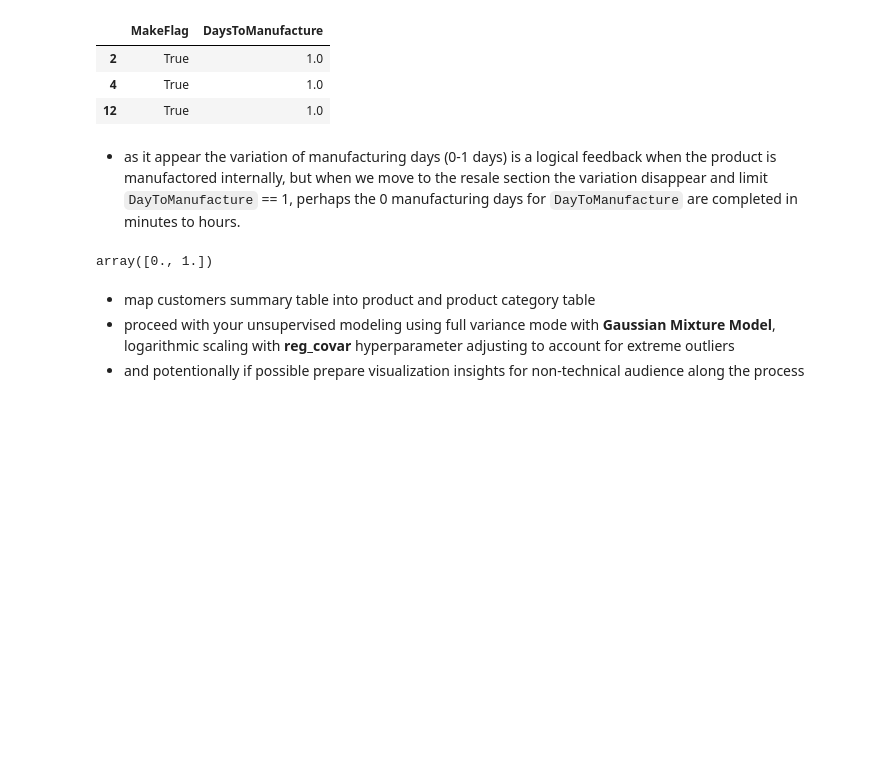
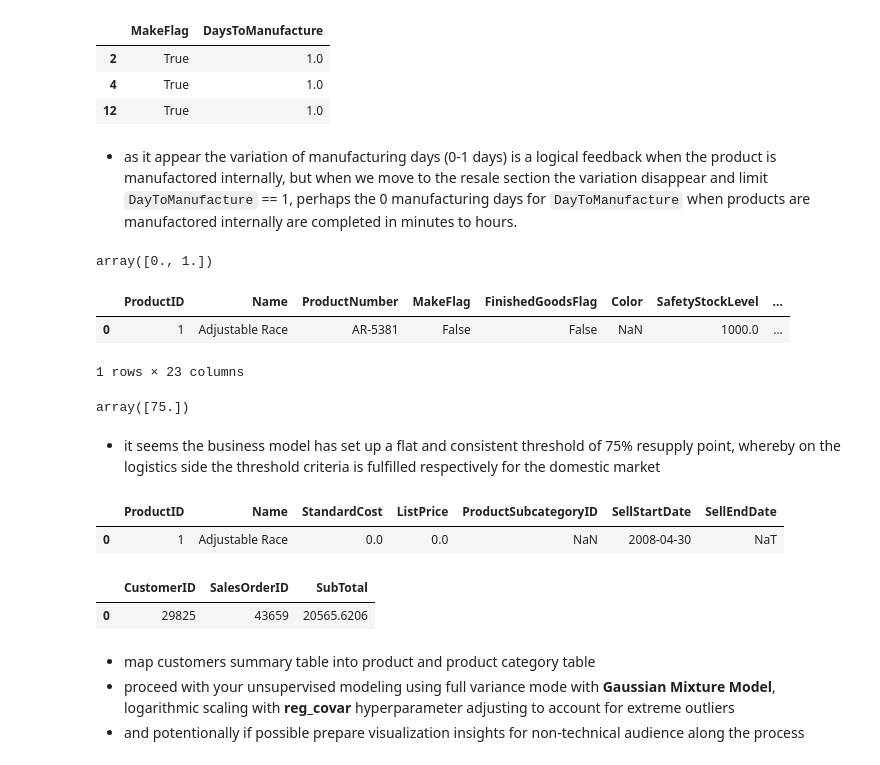
Before and after one commit to AtlasMarbx/AdventureWorks-Data-Migration-and-insight-extraction, a Jupyter notebook: EDA_process.ipynb, the cells around one changed output. Saved outputs shown, nothing was run; the diff lists cells and outputs as text; code cells hidden in the pictures; blank space fills up the shorter version.

```diff
--- a/EDA_process.ipynb
+++ b/EDA_process.ipynb
@@ -40,6 +40,10 @@ with engine.connect() as connection:
     query_orderdetails = 'SELECT * FROM `aw2022-sales-salesorderdetails`'
     df_orderdetails = pd.read_sql_query(query_orderdetails, connection)
 
+    # extracting salesterritory table
+    query_salesterritory = 'SELECT * FROM `aw2022-sales-salesterritory`'
+    df_salesterritory = pd.read_sql_query(query_salesterritory, connection)
+
     # extracting shipment method table
     query_shipment = 'SELECT * FROM `aw2022-purchasing-shipmethod`'
     df_shipment = pd.read_sql_query(query_shipment, connection)
@@ -51,6 +55,10 @@ with engine.connect() as connection:
     # extracting product category
     query_product_category = 'SELECT * FROM `aw2022-production-productcategory`'
     df_product_category = pd.read_sql_query(query_product_category, connection)
+
+    # extracting product subcategory
+    query_product_subcategory = 'SELECT * FROM `aw2022-production-productsubcategory`'
+    df_product_subcategory = pd.read_sql_query(query_product_subcategory, connection)
 # %% [markdown]
 ## A robust query design must:
 
@@ -1091,13 +1120,42 @@ manufacture_resale_summary.head(3)
 | 4 | True | 1.0 |
 | 12 | True | 1.0 |
 # %% [markdown]
-- as it appear the variation of manufacturing days (0-1 days) is a logical feedback when the product is manufactored internally, but when we move to the resale section the variation disappear and limit `DayToManufacture` == 1, perhaps the 0 manufacturing days for `DayToManufacture` are completed in minutes to hours.
+- as it appear the variation of manufacturing days (0-1 days) is a logical feedback when the product is manufactored internally, but when we move to the resale section the variation disappear and limit `DayToManufacture` == 1, perhaps the 0 manufacturing days for `DayToManufacture` when products are manufactored internally are completed in minutes to hours.
 # %%
 manufacture_internal_summary['DaysToManufacture'].unique()
 # %% [output]
 array([0., 1.])
+# %%
+refined_df_product.head(1)
+# %% [output]
+|  | ProductID | Name | ProductNumber | MakeFlag | FinishedGoodsFlag | Color | SafetyStockLevel | ... |
+| 0 | 1 | Adjustable Race | AR-5381 | False | False | NaN | 1000.0 | ... |
+1 rows × 23 columns
+# %%
+reorder_point = refined_df_product[['SafetyStockLevel', 'ReorderPoint']].copy().dropna()
+reorder_point['ReorderPointRatio%'] = np.round((reorder_point['ReorderPoint'] / (reorder_point['SafetyStockLevel']))*100, 2)
+
+reorder_point['ReorderPointRatio%'].unique()
+# %% [output]
+array([75.])
+# %% [markdown]
+- it seems the business model has set up a flat and consistent threshold of 75% resupply point, whereby on the logistics side the threshold criteria is fulfilled respectively for the domestic market
 # %%
-product_subset = refined_df_product.drop(columns=['Color', 'Size', 'WeightUnitMeasureCode', 'Weight'])
+product_subset = refined_df_product.drop(columns=['Color', 'Size', 'WeightUnitMeasureCode', 'Weight',
+                                                'MakeFlag', 'ProductNumber', 'Weight', 'DaysToManufacture',
+                                                'ProductLine', 'Class', 'Style', 'FinishedGoodsFlag',
+                                                'WeightUnitMeasureCode', 'ProductModelID', 'DiscontinuedDate', 'SizeUnitMeasureCode',
+                                                'ReorderPoint', 'SafetyStockLevel']).copy() # won't contribute to RFM-to-ProductID patterns mapping
+
+product_subset.head(1)
+# %% [output]
+|  | ProductID | Name | StandardCost | ListPrice | ProductSubcategoryID | SellStartDate | SellEndDate |
+| 0 | 1 | Adjustable Race | 0.0 | 0.0 | NaN | 2008-04-30 | NaT |
+# %%
+salesorderID.head(1)
+# %% [output]
+|  | CustomerID | SalesOrderID | SubTotal |
+| 0 | 29825 | 43659 | 20565.6206 |
 # %%
 #product_track = pd.merge(salesorderID, ...), aiming to merge customers table with product table for tomorrow
 # %% [markdown]
```
Also changed, not shown: parts of 8 cells of this notebook.
